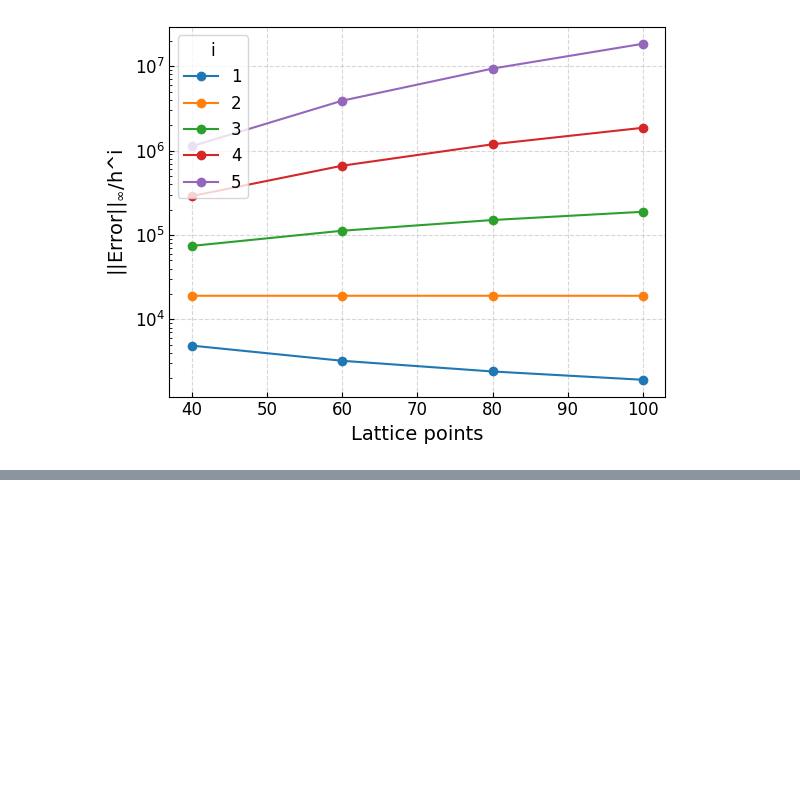
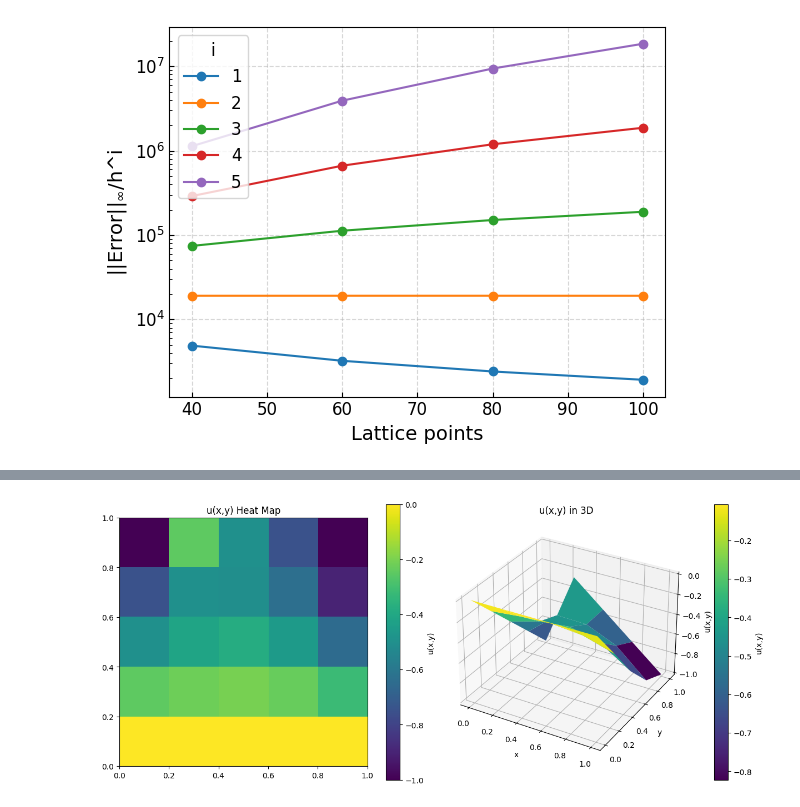
Before and after one commit to jabelieu/nmfde_class, a Jupyter notebook: hw1_jab.ipynb, the cells around one changed output, grey strips where cells are left out. Drawn from its saved outputs; the diff is of its cells as text; code cells hidden in the pictures; blank space fills up the shorter version.

```diff
--- a/hw1_jab.ipynb
+++ b/hw1_jab.ipynb
@@ -715,0 +939,26 @@ plt.legend(title='i',loc='upper left');
+# %%
+'''
+solve the system we setup and plot the results as a heatmap and a 3d surface.
+'''
+
+u = spsolve(a_2d.tocsr(), rhs)
+U = u.reshape((n, n))
+
+X, Y = np.meshgrid(x, y)
+
+fig = plt.figure ( figsize = ( 12 , 10 ) , constrained_layout=True )
+ax1 = fig.add_subplot ( 121 )
+ax2 = fig.add_subplot ( 122 , projection = '3d' )
+
+im1 = ax1.imshow(u.reshape((n,n)), origin="lower", extent=[0,1,0,1])
+fig.colorbar(im1 , label="u(x,y)",ax=ax1 , shrink = 0.5 )
+ax1.set_title("u(x,y) Heat Map")
+
+im2 = ax2.plot_surface(X, Y, U, cmap='viridis', edgecolor="none")
+fig.colorbar(im2 , shrink = 0.5 , aspect=20, label="u(x,y)")
+ax2.set_xlabel("x")
+ax2.set_ylabel("y")
+ax2.set_zlabel("u(x,y)")
+ax2.set_title("u(x,y) in 3D");
+# %% [output]
+[figure, added]
```
Also changed, not shown: parts of 7 cells of this notebook, 3 other files.
